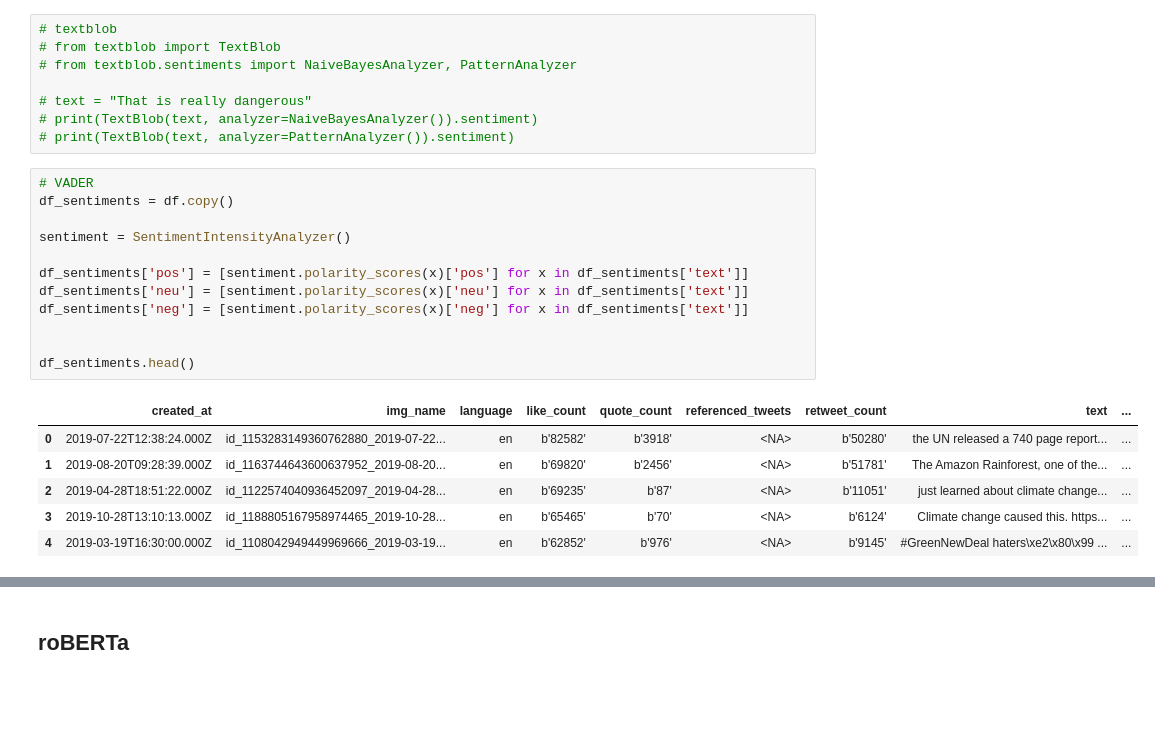
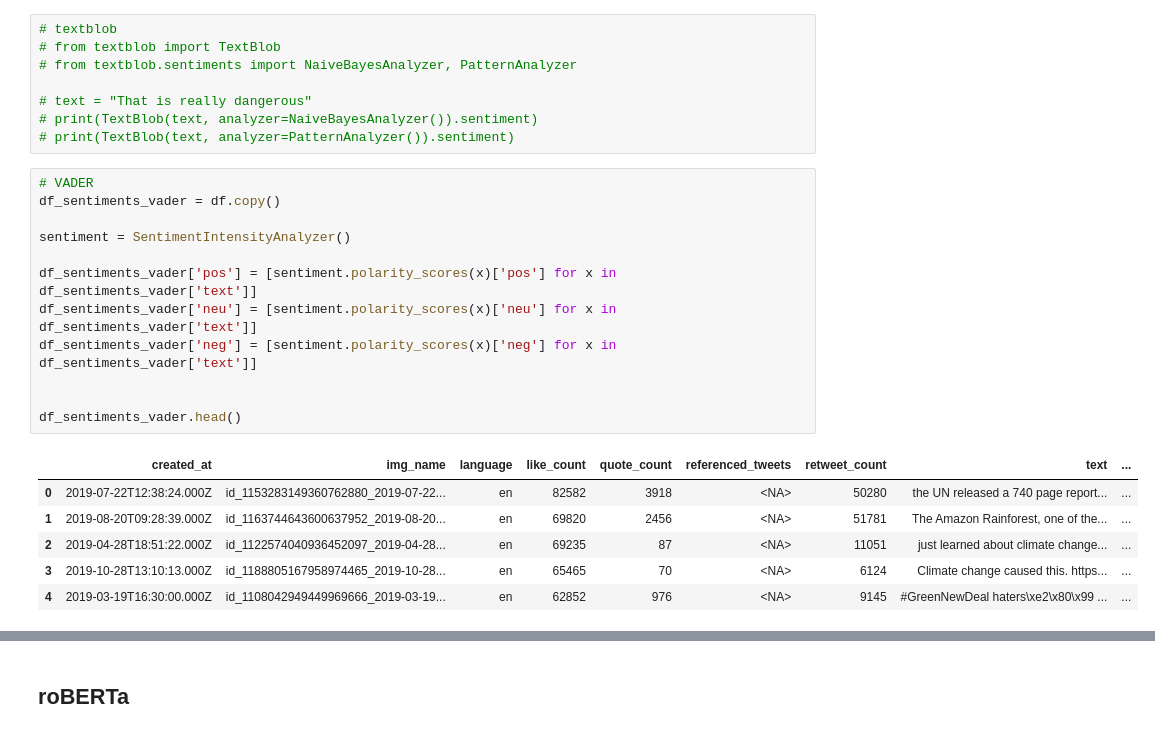
Before and after one commit to mkleinma/Team_Project_ComputerVision, a Jupyter notebook: assessment/sentiment-analysis/sentiment_analysis.ipynb, the cells around one changed output, grey strips where cells are left out. Saved outputs shown, nothing was run; the diff lists cells and outputs as text; blank space fills up the shorter version.

```diff
--- a/assessment/sentiment-analysis/sentiment_analysis.ipynb
+++ b/assessment/sentiment-analysis/sentiment_analysis.ipynb
@@ -70,20 +69,20 @@ dtype: int64
 # print(TextBlob(text, analyzer=PatternAnalyzer()).sentiment)
 # %%
 # VADER
-df_sentiments = df.copy()
+df_sentiments_vader = df.copy()
 
 sentiment = SentimentIntensityAnalyzer()
 
-df_sentiments['pos'] = [sentiment.polarity_scores(x)['pos'] for x in df_sentiments['text']]
-df_sentiments['neu'] = [sentiment.polarity_scores(x)['neu'] for x in df_sentiments['text']]
-df_sentiments['neg'] = [sentiment.polarity_scores(x)['neg'] for x in df_sentiments['text']]
+df_sentiments_vader['pos'] = [sentiment.polarity_scores(x)['pos'] for x in df_sentiments_vader['text']]
+df_sentiments_vader['neu'] = [sentiment.polarity_scores(x)['neu'] for x in df_sentiments_vader['text']]
+df_sentiments_vader['neg'] = [sentiment.polarity_scores(x)['neg'] for x in df_sentiments_vader['text']]
 
 
-df_sentiments.head()
+df_sentiments_vader.head()
 # %% [output]
 |  | created_at | img_name | language | like_count | quote_count | referenced_tweets | retweet_count | text | ... |
-| 0 | 2019-07-22T12:38:24.000Z | id_1153283149360762880_2019-07-22... | en | b'82582' | b'3918' | <NA> | b'50280' | the UN released a 740 page report... | ... |
-| 1 | 2019-08-20T09:28:39.000Z | id_1163744643600637952_2019-08-20... | en | b'69820' | b'2456' | <NA> | b'51781' | The Amazon Rainforest, one of the... | ... |
-| 2 | 2019-04-28T18:51:22.000Z | id_1122574040936452097_2019-04-28... | en | b'69235' | b'87' | <NA> | b'11051' | just learned about climate change... | ... |
-| 3 | 2019-10-28T13:10:13.000Z | id_1188805167958974465_2019-10-28... | en | b'65465' | b'70' | <NA> | b'6124' | Climate change caused this. https... | ... |
-| 4 | 2019-03-19T16:30:00.000Z | id_1108042949449969666_2019-03-19... | en | b'62852' | b'976' | <NA> | b'9145' | #GreenNewDeal haters\xe2\x80\x99 ... | ... |
+| 0 | 2019-07-22T12:38:24.000Z | id_1153283149360762880_2019-07-22... | en | 82582 | 3918 | <NA> | 50280 | the UN released a 740 page report... | ... |
+| 1 | 2019-08-20T09:28:39.000Z | id_1163744643600637952_2019-08-20... | en | 69820 | 2456 | <NA> | 51781 | The Amazon Rainforest, one of the... | ... |
+| 2 | 2019-04-28T18:51:22.000Z | id_1122574040936452097_2019-04-28... | en | 69235 | 87 | <NA> | 11051 | just learned about climate change... | ... |
+| 3 | 2019-10-28T13:10:13.000Z | id_1188805167958974465_2019-10-28... | en | 65465 | 70 | <NA> | 6124 | Climate change caused this. https... | ... |
+| 4 | 2019-03-19T16:30:00.000Z | id_1108042949449969666_2019-03-19... | en | 62852 | 976 | <NA> | 9145 | #GreenNewDeal haters\xe2\x80\x99 ... | ... |
```
Also changed, not shown: parts of 28 cells of this notebook, 1 other file.
